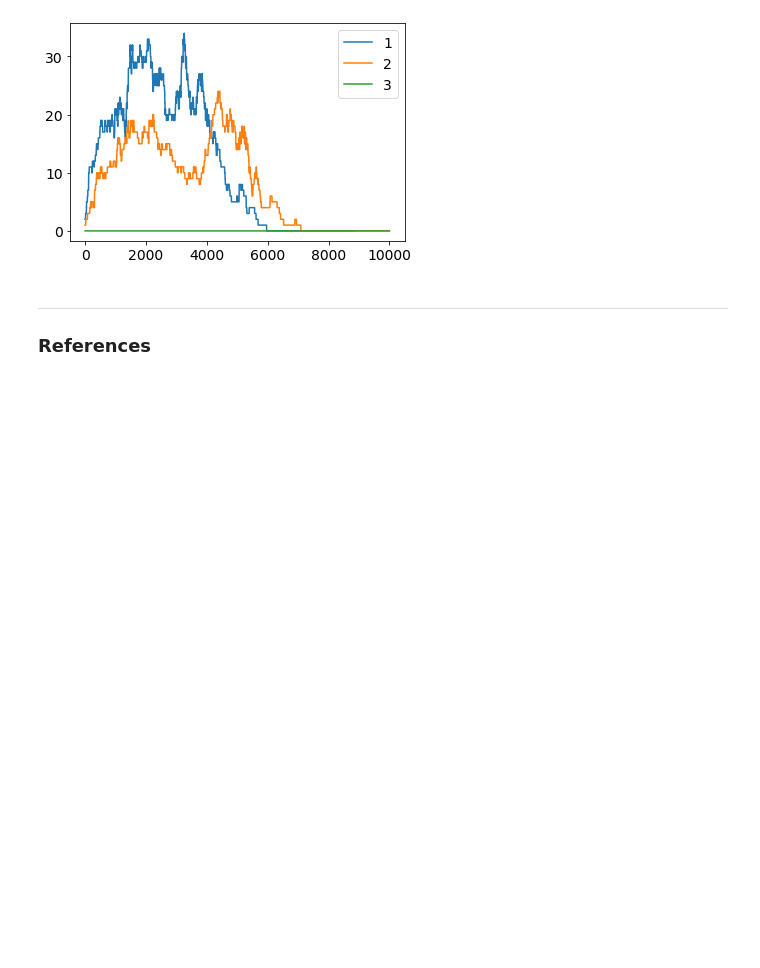
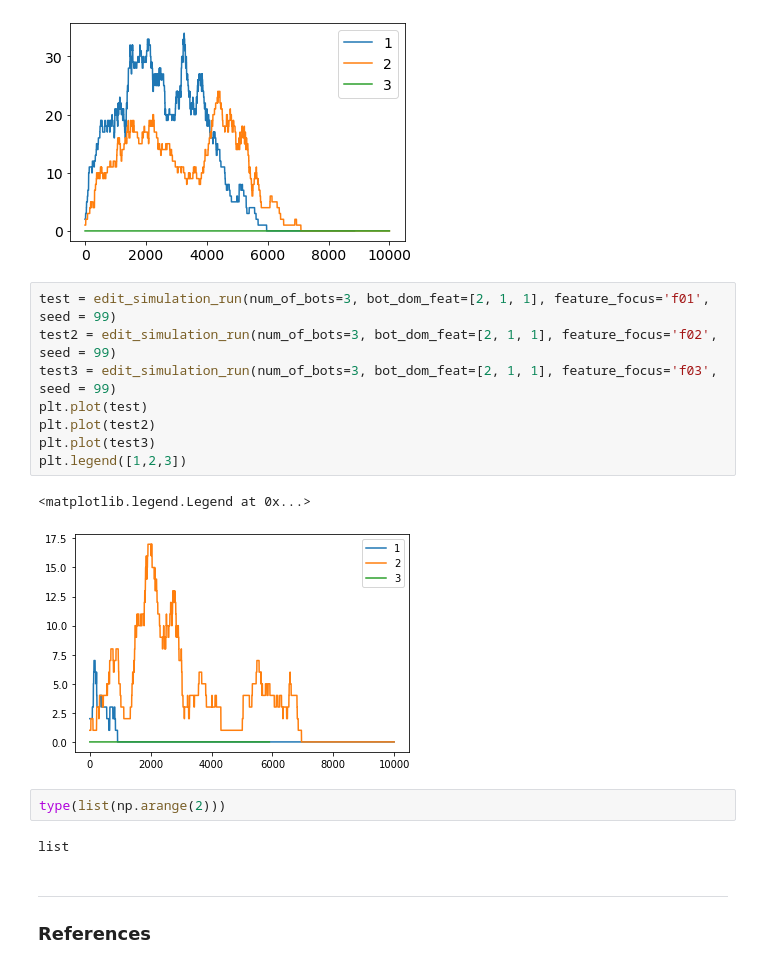
Before and after one commit to hchavan-cmd/ODIN, a Jupyter notebook: project_5.ipynb, the cells around one changed output. Drawn from its saved outputs; the diff is of its cells as text; blank space fills up the shorter version.

```diff
--- a/project_5.ipynb
+++ b/project_5.ipynb
@@ -321,6 +322,21 @@ plt.legend([1,2,3])
 # %% [output]
 <matplotlib.legend.Legend at 0x...>
 [figure]
+# %%
+test = edit_simulation_run(num_of_bots=3, bot_dom_feat=[2, 1, 1], feature_focus='f01', seed = 99)
+test2 = edit_simulation_run(num_of_bots=3, bot_dom_feat=[2, 1, 1], feature_focus='f02', seed = 99)
+test3 = edit_simulation_run(num_of_bots=3, bot_dom_feat=[2, 1, 1], feature_focus='f03', seed = 99)
+plt.plot(test)
+plt.plot(test2)
+plt.plot(test3)
+plt.legend([1,2,3])
+# %% [output]
+<matplotlib.legend.Legend at 0x...>
+[figure, added]
+# %%
+type(list(np.arange(2)))
+# %% [output]
+list
 # %% [markdown]
 ---
 
```
Also changed, not shown: parts of 3 cells of this notebook.
